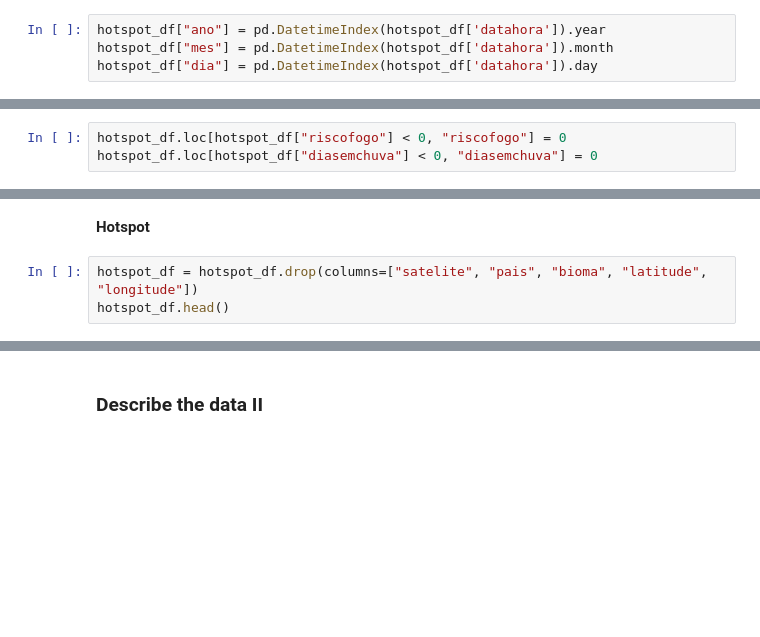
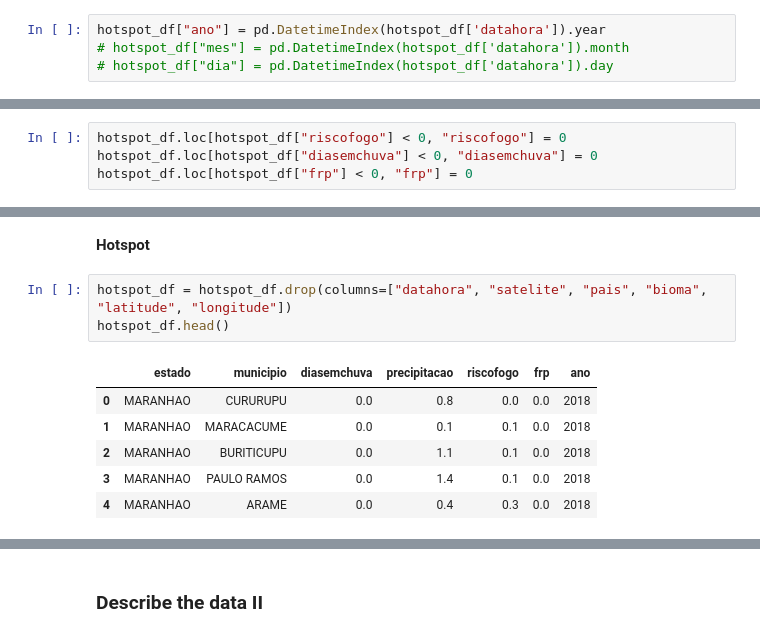
Before and after one commit to faustofcjr/amazon-social-progress, a Jupyter notebook: notebook.ipynb, the cells around one changed output, grey strips where cells are left out. Drawn from its saved outputs; the diff is of its cells as text; blank space fills up the shorter version.

```diff
--- a/notebook.ipynb
+++ b/notebook.ipynb
@@ -220,8 +293,8 @@ hotspot_df['datahora'] = pd.to_datetime(hotspot_df['datahora'], format='%Y/%m/%d
 __Hotspot__
 # %%
 hotspot_df["ano"] = pd.DatetimeIndex(hotspot_df['datahora']).year
-hotspot_df["mes"] = pd.DatetimeIndex(hotspot_df['datahora']).month
-hotspot_df["dia"] = pd.DatetimeIndex(hotspot_df['datahora']).day
+# hotspot_df["mes"] = pd.DatetimeIndex(hotspot_df['datahora']).month
+# hotspot_df["dia"] = pd.DatetimeIndex(hotspot_df['datahora']).day
 # %% [markdown]
 ### Fix or remove outliers (optional)
 # %% [markdown]
@@ -229,6 +302,7 @@ __Hotspot__
 # %%
 hotspot_df.loc[hotspot_df["riscofogo"] < 0, "riscofogo"] = 0
 hotspot_df.loc[hotspot_df["diasemchuva"] < 0, "diasemchuva"] = 0
+hotspot_df.loc[hotspot_df["frp"] < 0, "frp"] = 0
 # %% [markdown]
 __Amazon SPI__
 # %%
@@ -266,5 +321,12 @@ hotspot_df['precipitacao'].fillna(value=0, inplace=True)
 # %% [markdown]
 __Hotspot__
 # %%
-hotspot_df = hotspot_df.drop(columns=["satelite", "pais", "bioma", "latitude", "longitude"])
+hotspot_df = hotspot_df.drop(columns=["datahora", "satelite", "pais", "bioma", "latitude", "longitude"])
 hotspot_df.head()
+# %% [output]
+|  | estado | municipio | diasemchuva | precipitacao | riscofogo | frp | ano |
+| 0 | MARANHAO | CURURUPU | 0.0 | 0.8 | 0.0 | 0.0 | 2018 |
+| 1 | MARANHAO | MARACACUME | 0.0 | 0.1 | 0.1 | 0.0 | 2018 |
+| 2 | MARANHAO | BURITICUPU | 0.0 | 1.1 | 0.1 | 0.0 | 2018 |
+| 3 | MARANHAO | PAULO RAMOS | 0.0 | 1.4 | 0.1 | 0.0 | 2018 |
+| 4 | MARANHAO | ARAME | 0.0 | 0.4 | 0.3 | 0.0 | 2018 |
```
Also changed, not shown: parts of 23 cells of this notebook, 2 other files.
